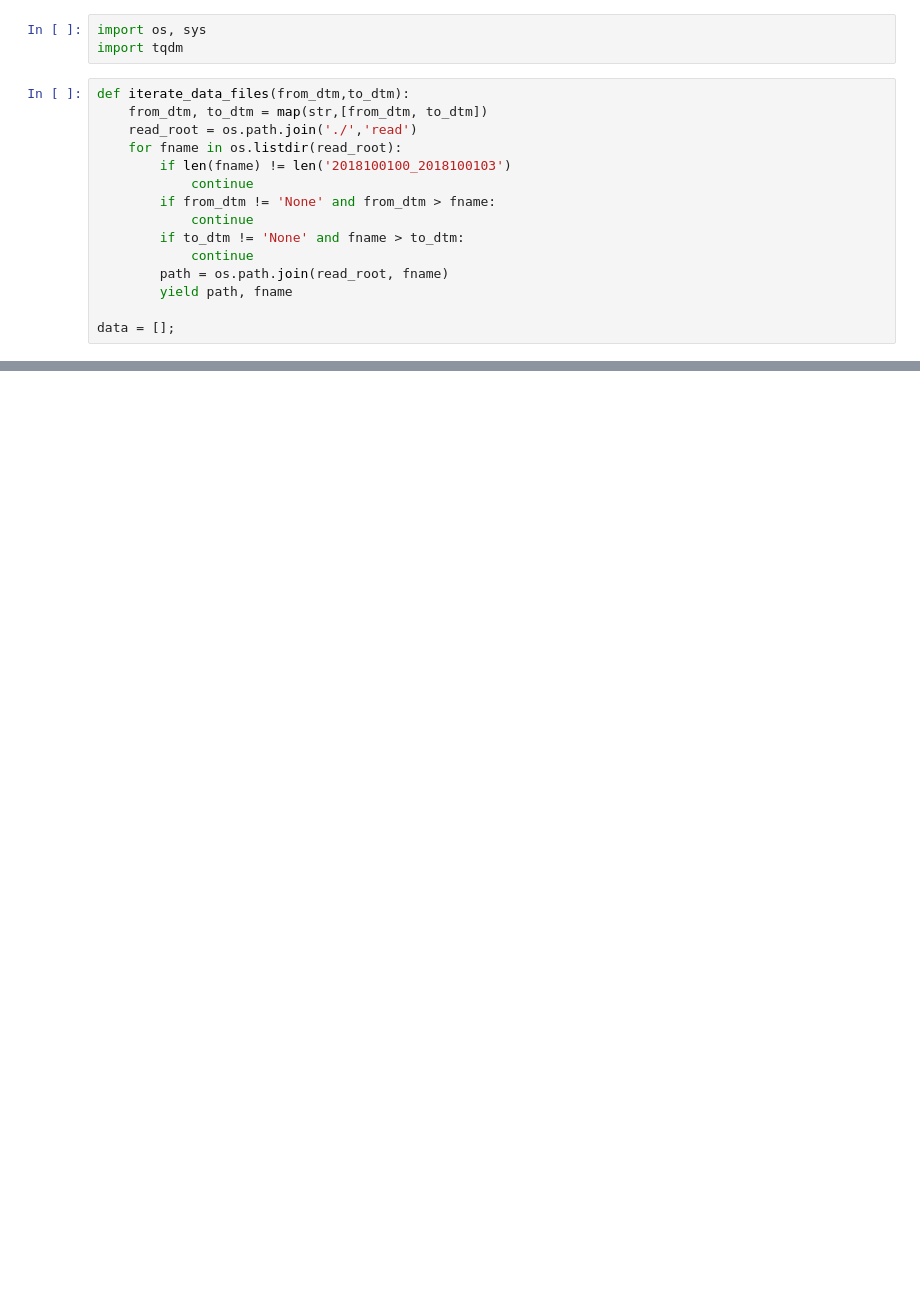
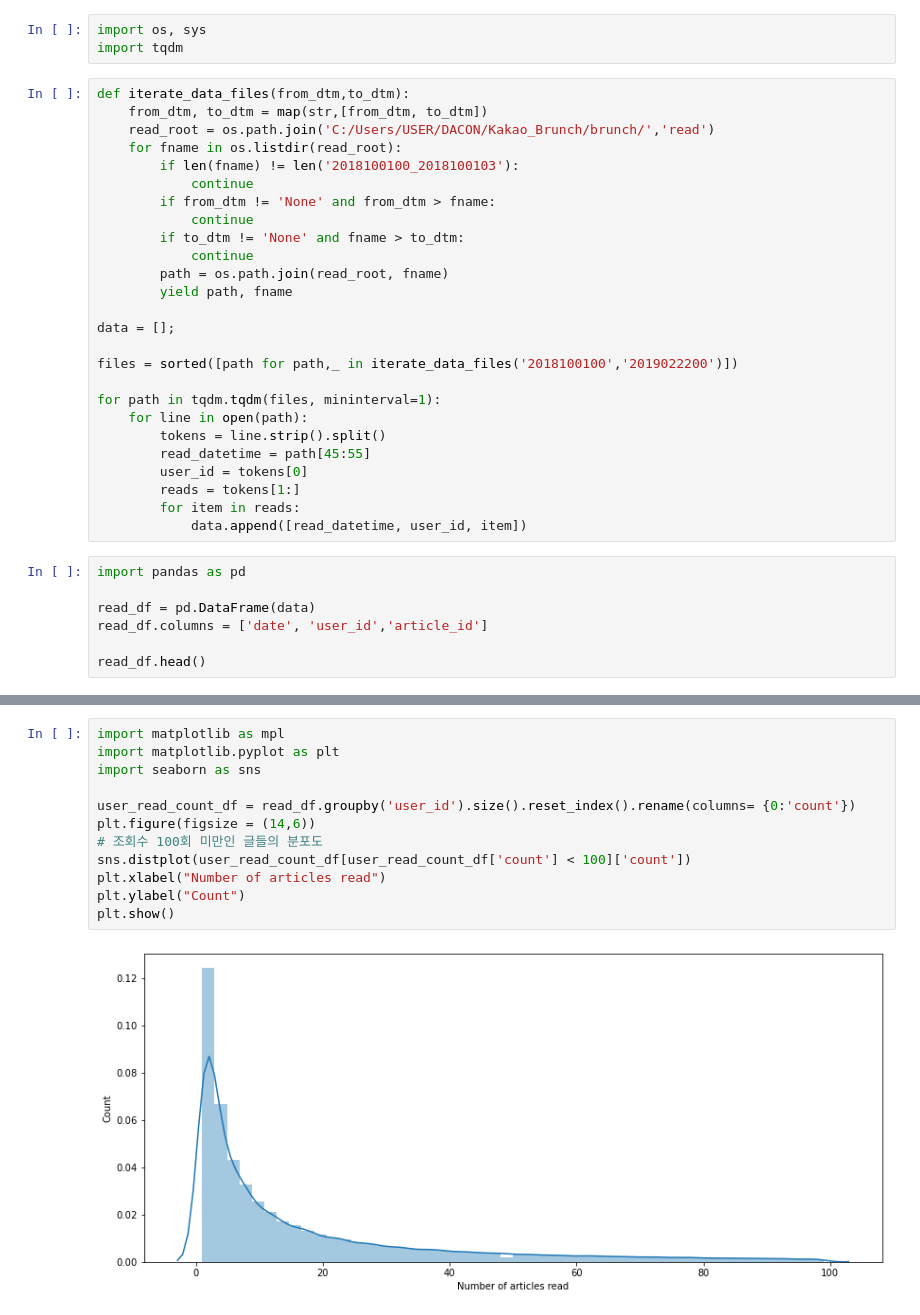
Before and after one commit to ikeven94/DACON, a Jupyter notebook: Kakao_Brunch/eda.ipynb, the cells around one changed output, grey strips where cells are left out. Cells and saved outputs as stored; diff of their text form; blank space fills up the shorter version.

Commit message:
kakao brunch recommendation system eda

```diff
--- a/Kakao_Brunch/eda.ipynb
+++ b/Kakao_Brunch/eda.ipynb
@@ -4,9 +12,9 @@ import tqdm
 # %%
 def iterate_data_files(from_dtm,to_dtm):
     from_dtm, to_dtm = map(str,[from_dtm, to_dtm])
-    read_root = os.path.join('./','read')
+    read_root = os.path.join('C:/Users/USER/DACON/Kakao_Brunch/brunch/','read')
     for fname in os.listdir(read_root):
-        if len(fname) != len('2018100100_2018100103')
+        if len(fname) != len('2018100100_2018100103'):
             continue
         if from_dtm != 'None' and from_dtm > fname:
             continue
@@ -16,3 +24,21 @@ def iterate_data_files(from_dtm,to_dtm):
         yield path, fname
 
 data = [];
+
+files = sorted([path for path,_ in iterate_data_files('2018100100','2019022200')])
+
+for path in tqdm.tqdm(files, mininterval=1):
+    for line in open(path):
+        tokens = line.strip().split()
+        read_datetime = path[45:55]
+        user_id = tokens[0]
+        reads = tokens[1:]
+        for item in reads:
+            data.append([read_datetime, user_id, item])
+# %%
+import pandas as pd
+
+read_df = pd.DataFrame(data)
+read_df.columns = ['date', 'user_id','article_id']
+
+read_df.head()
@@ -18,0 +77,14 @@ data = [];
+# %%
+import matplotlib as mpl
+import matplotlib.pyplot as plt
+import seaborn as sns
+
+user_read_count_df = read_df.groupby('user_id').size().reset_index().rename(columns= {0:'count'})
+plt.figure(figsize = (14,6))
+# 조회수 100회 미만인 글들의 분포도
+sns.distplot(user_read_count_df[user_read_count_df['count'] < 100]['count'])
+plt.xlabel("Number of articles read")
+plt.ylabel("Count")
+plt.show()
+# %% [output]
+[figure, added]
```
Also changed, not shown: parts of 28 cells of this notebook.
